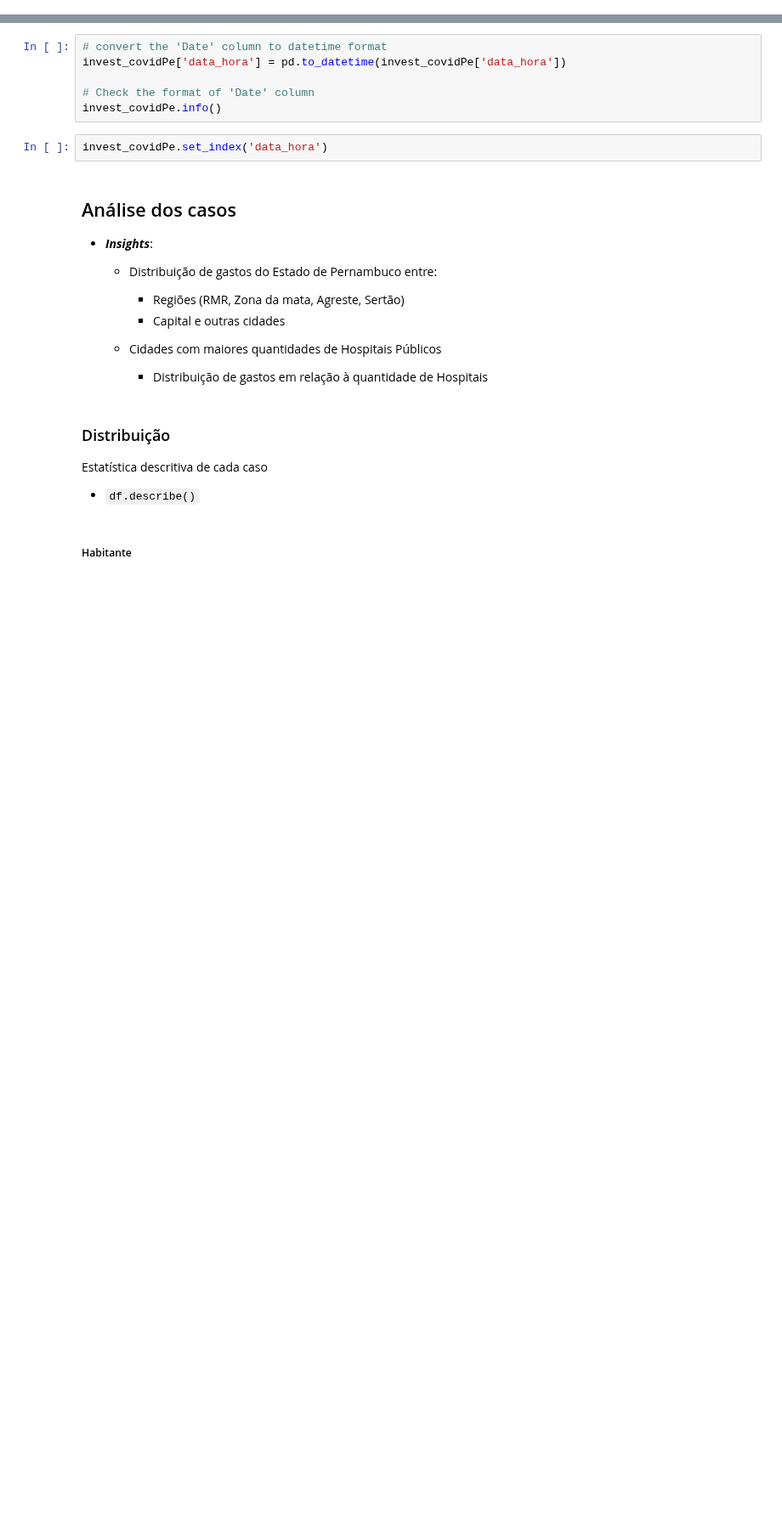
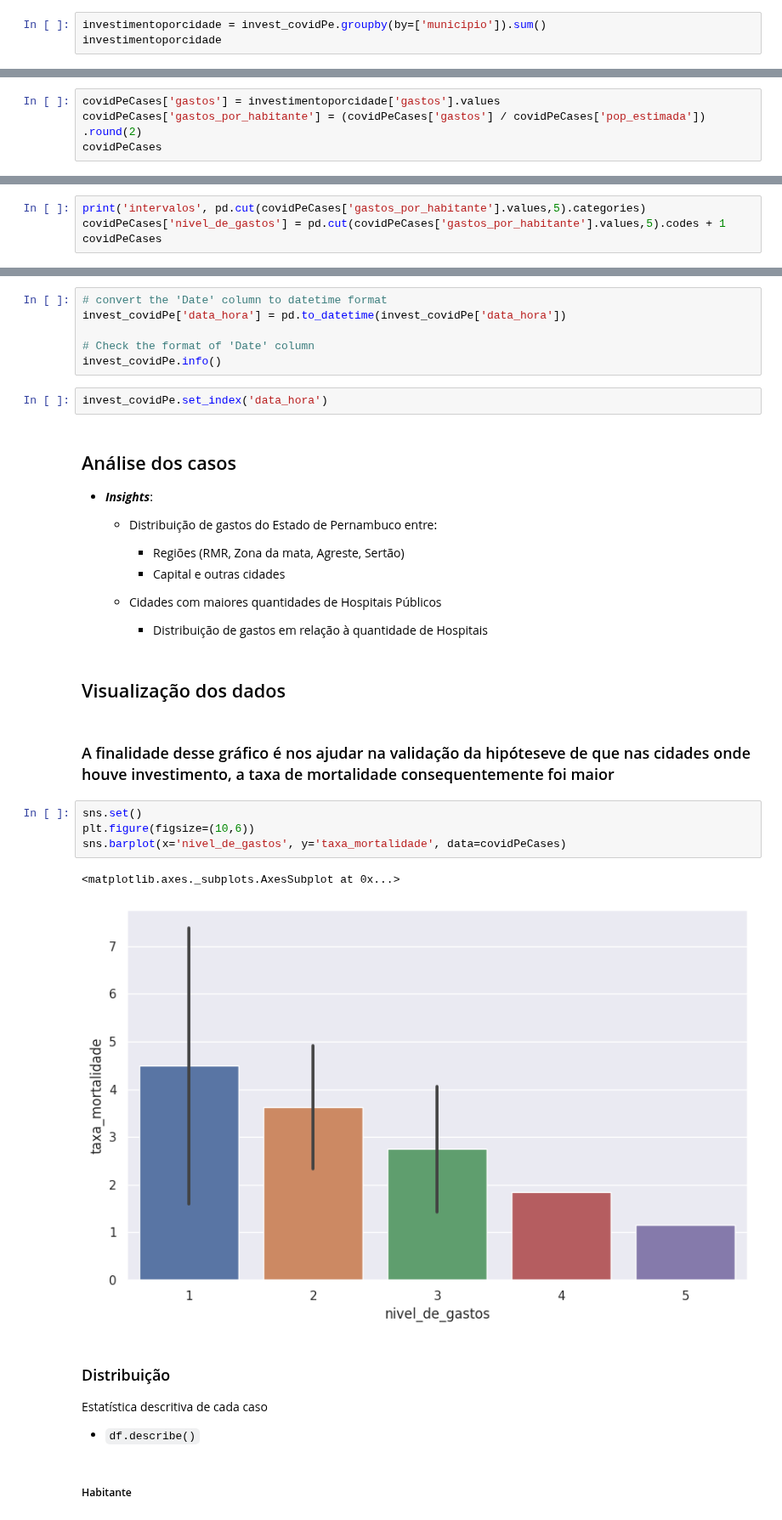
Before and after one commit to marcosw1998/Data-Science, a Jupyter notebook: Analysis_Notebook/covid_spends_brazil.ipynb, the cells around one changed output, grey strips where cells are left out. Shown at 85% size. Saved outputs shown, nothing was run; the diff lists cells and outputs as text; blank space fills up the shorter version.

```diff
--- a/Analysis_Notebook/covid_spends_brazil.ipynb
+++ b/Analysis_Notebook/covid_spends_brazil.ipynb
@@ -344,0 +430,3 @@ memory usage: 49.4+ KB
+# %%
+investimentoporcidade = invest_covidPe.groupby(by=['municipio']).sum()
+investimentoporcidade
@@ -344,0 +448,4 @@ memory usage: 49.4+ KB
+# %%
+covidPeCases['gastos'] = investimentoporcidade['gastos'].values
+covidPeCases['gastos_por_habitante'] = (covidPeCases['gastos'] / covidPeCases['pop_estimada']) .round(2)
+covidPeCases
@@ -344,0 +467,4 @@ memory usage: 49.4+ KB
+# %%
+print('intervalos', pd.cut(covidPeCases['gastos_por_habitante'].values,5).categories)
+covidPeCases['nivel_de_gastos'] = pd.cut(covidPeCases['gastos_por_habitante'].values,5).codes + 1
+covidPeCases
@@ -566,6 +719,17 @@ invest_covidPe.set_index('data_hora')
 
     * Cidades com maiores quantidades de Hospitais Públicos
       * Distribuição de gastos em relação à quantidade de Hospitais
+# %% [markdown]
+## Visualização dos dados
+# %% [markdown]
+### A finalidade desse gráfico é nos ajudar na validação da hipóteseve de que nas cidades onde houve investimento, a taxa de mortalidade consequentemente foi maior
+# %%
+sns.set()
+plt.figure(figsize=(10,6))
+sns.barplot(x='nivel_de_gastos', y='taxa_mortalidade', data=covidPeCases)
+# %% [output]
+<matplotlib.axes._subplots.AxesSubplot at 0x...>
+[figure, added]
 # %% [markdown]
 ### Distribuição
 Estatística descritiva de cada caso
```
Also changed, not shown: parts of 24 cells of this notebook.
